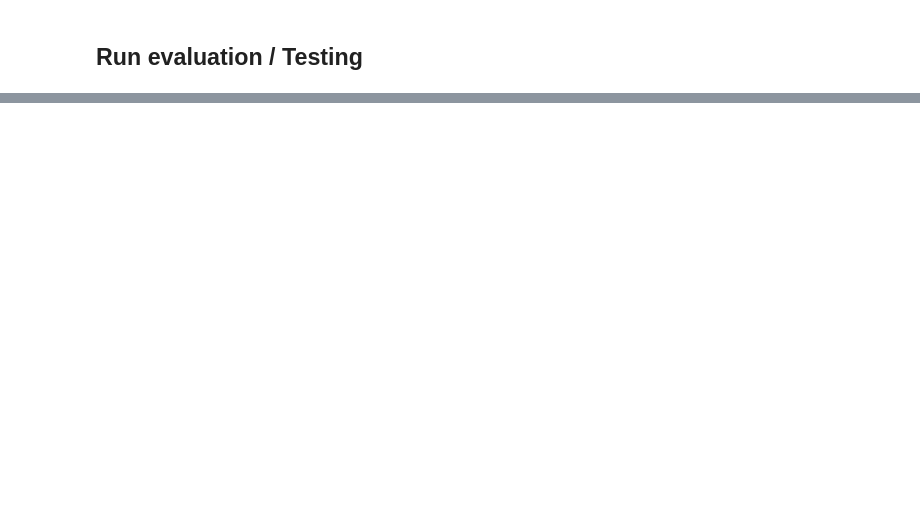
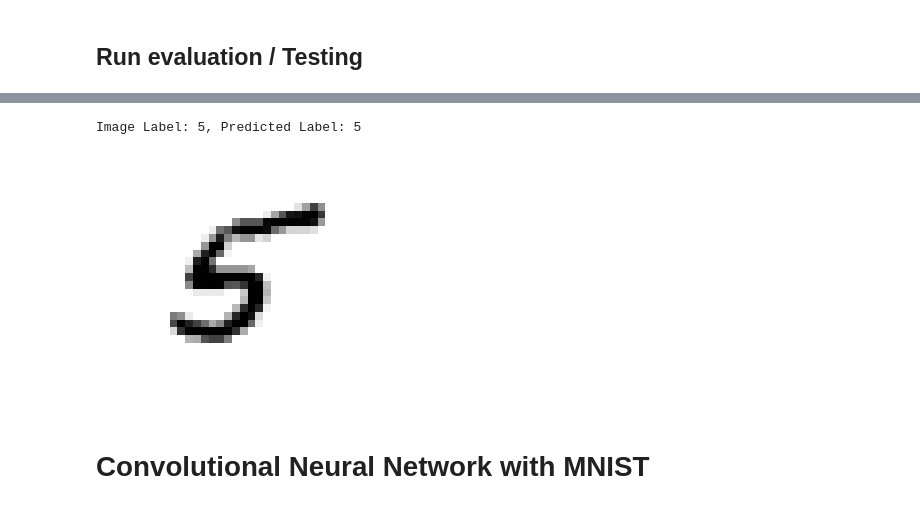
Before and after one commit to beeven/tensorflow_learning, a Jupyter notebook: CNTK103_MNIST.ipynb, the cells around one changed output, grey strips where cells are left out. Drawn from its saved outputs; the diff is of its cells as text; code cells hidden in the pictures; blank space fills up the shorter version.

```diff
--- a/CNTK103_MNIST.ipynb
+++ b/CNTK103_MNIST.ipynb
@@ -266,0 +457,11 @@ Image Label: 5, Predicted Label: 3
+# %%
+sample_number = 5
+plt.imshow(img_data[sample_number].reshape(28,28), cmap="gray_r")
+plt.axis("off")
+img_gt, img_pred = gtlabel[sample_number], pred[sample_number]
+print("Image Label: {0}, Predicted Label: {1}".format(img_gt, img_pred))
+# %% [output]
+Image Label: 5, Predicted Label: 5
+[figure, added]
+# %% [markdown]
+# Convolutional Neural Network with MNIST
```
Also changed, not shown: parts of 15 cells of this notebook.
